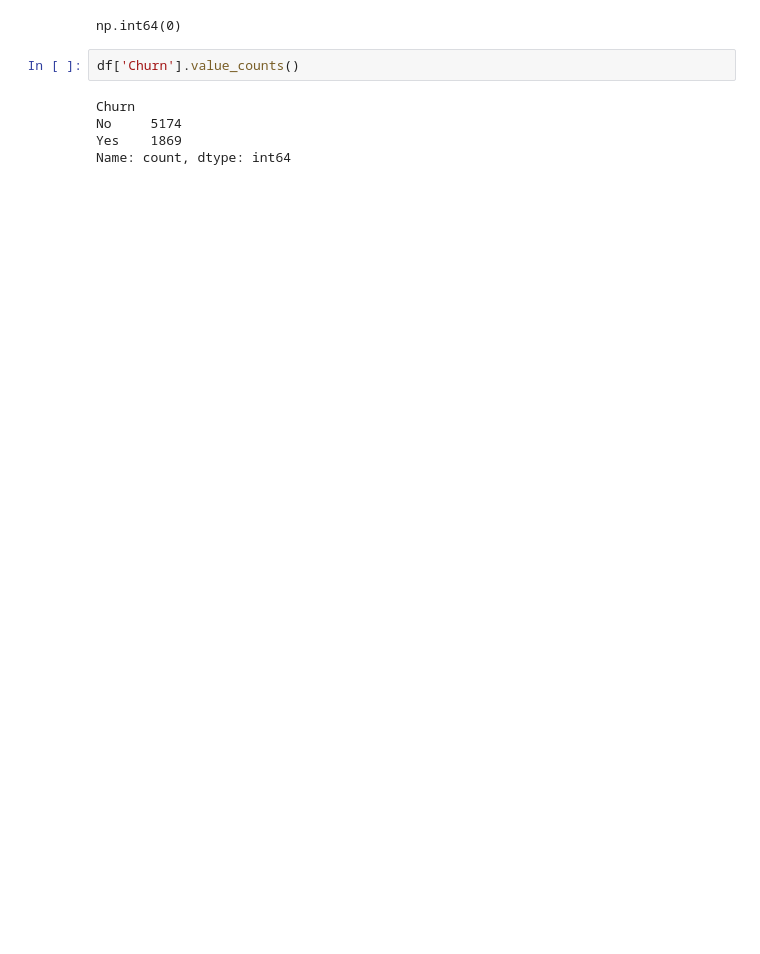
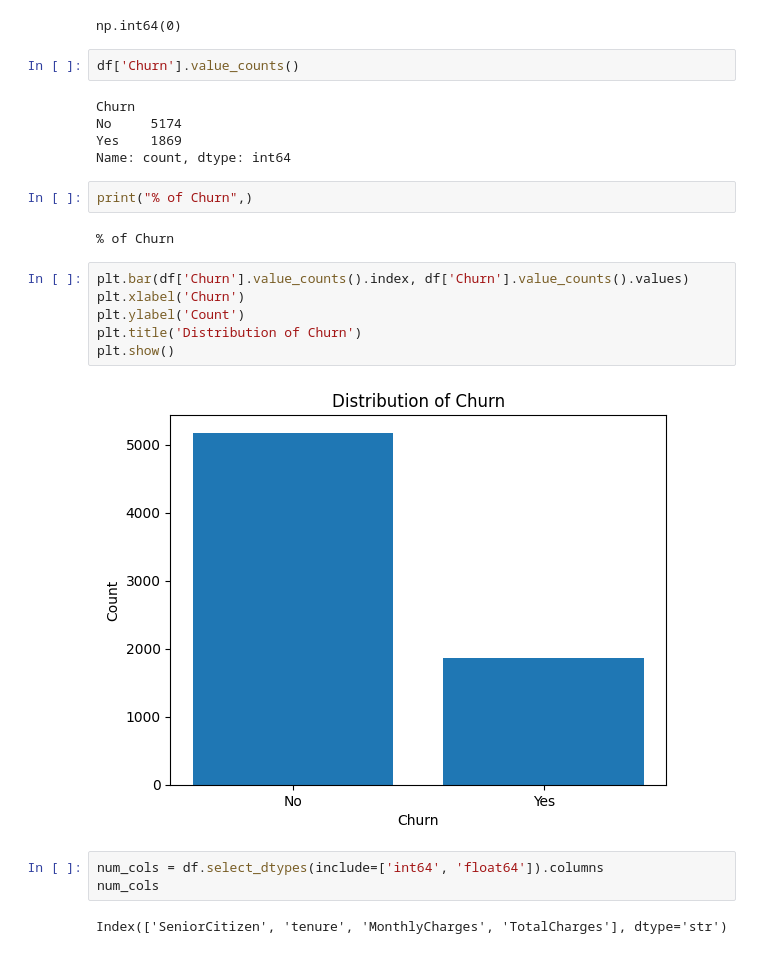
Before and after one commit to Sangamithra11/Churnsense, a Jupyter notebook: notebooks/01_eda.ipynb, the cells around one changed output. Cells and saved outputs as stored; diff of their text form; blank space fills up the shorter version.

```diff
--- a/notebooks/01_eda.ipynb
+++ b/notebooks/01_eda.ipynb
@@ -116,3 +116,20 @@ Churn
 No     5174
 Yes    1869
 Name: count, dtype: int64
+# %%
+print("% of Churn",)
+# %% [output]
+% of Churn
+# %%
+plt.bar(df['Churn'].value_counts().index, df['Churn'].value_counts().values)
+plt.xlabel('Churn')
+plt.ylabel('Count')
+plt.title('Distribution of Churn')
+plt.show()
+# %% [output]
+[figure, added]
+# %%
+num_cols = df.select_dtypes(include=['int64', 'float64']).columns
+num_cols
+# %% [output]
+Index(['SeniorCitizen', 'tenure', 'MonthlyCharges', 'TotalCharges'], dtype='str')
```
Also changed, not shown: parts of 7 cells of this notebook.
